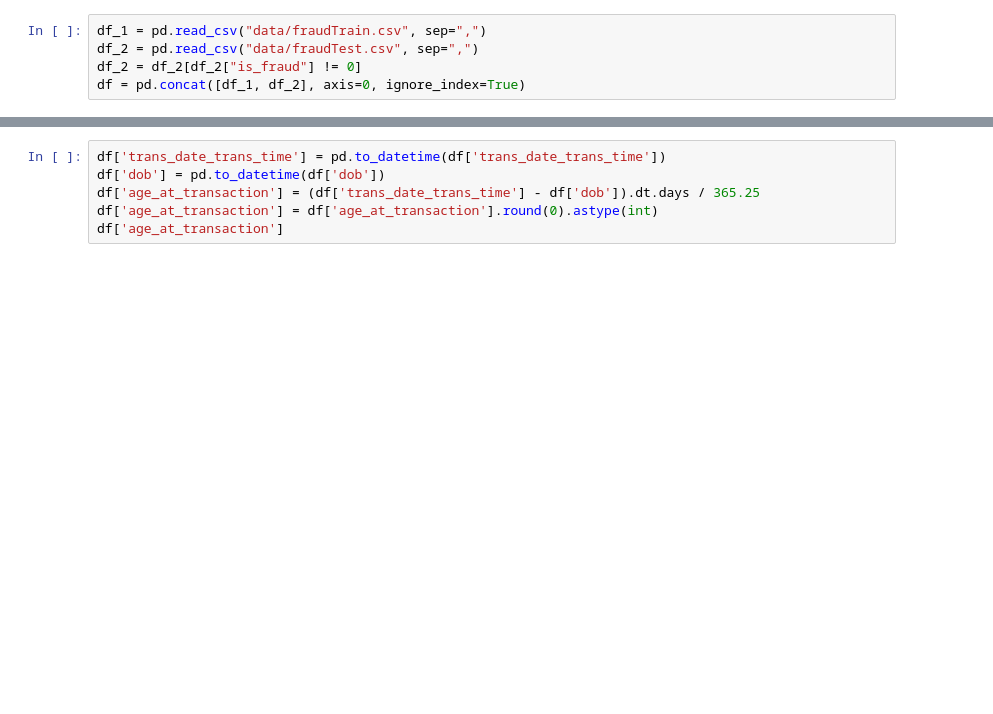
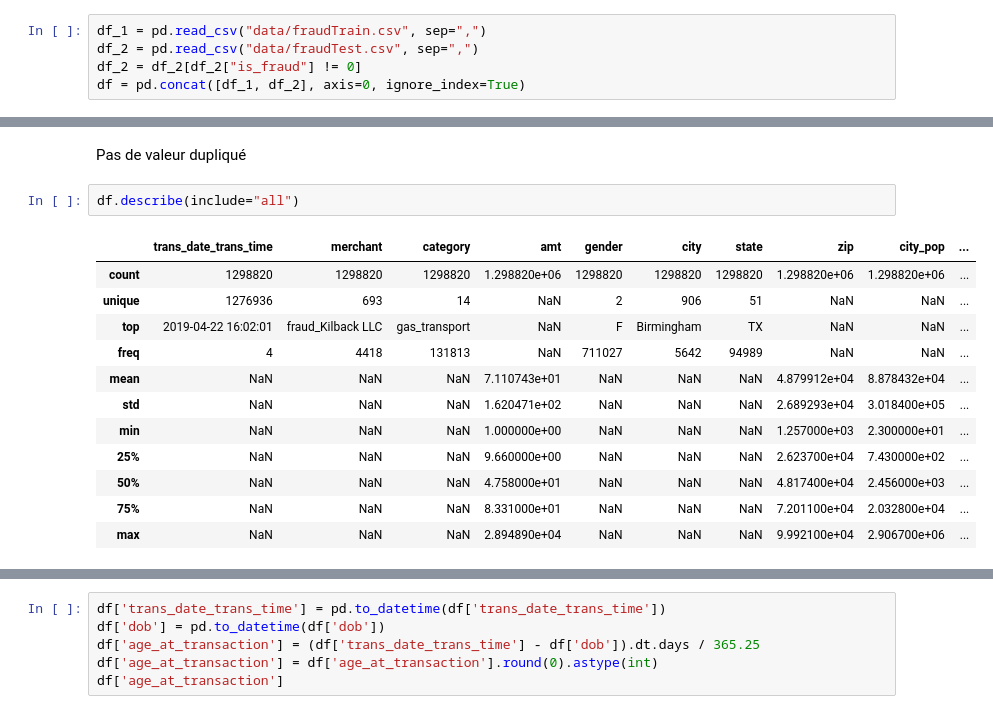
Before and after one commit to S13v3n-2/projet-detection-fraude, a Jupyter notebook: Model_non_superviser.ipynb, the cells around one changed output, grey strips where cells are left out. Saved outputs shown, nothing was run; the diff lists cells and outputs as text; blank space fills up the shorter version.

```diff
--- a/Model_non_superviser.ipynb
+++ b/Model_non_superviser.ipynb
@@ -24,0 +49,17 @@ df.drop(["unix_time","merch_lat","merch_long","lat","long",'Unnamed: 0','trans_n
+# %% [markdown]
+Pas de valeur dupliqué
+# %%
+df.describe(include="all")
+# %% [output]
+|  | trans_date_trans_time | merchant | category | amt | gender | city | state | zip | city_pop | ... |
+| count | 1298820 | 1298820 | 1298820 | 1.298820e+06 | 1298820 | 1298820 | 1298820 | 1.298820e+06 | 1.298820e+06 | ... |
+| unique | 1276936 | 693 | 14 | NaN | 2 | 906 | 51 | NaN | NaN | ... |
+| top | 2019-04-22 16:02:01 | fraud_Kilback LLC | gas_transport | NaN | F | Birmingham | TX | NaN | NaN | ... |
+| freq | 4 | 4418 | 131813 | NaN | 711027 | 5642 | 94989 | NaN | NaN | ... |
+| mean | NaN | NaN | NaN | 7.110743e+01 | NaN | NaN | NaN | 4.879912e+04 | 8.878432e+04 | ... |
+| std | NaN | NaN | NaN | 1.620471e+02 | NaN | NaN | NaN | 2.689293e+04 | 3.018400e+05 | ... |
+| min | NaN | NaN | NaN | 1.000000e+00 | NaN | NaN | NaN | 1.257000e+03 | 2.300000e+01 | ... |
+| 25% | NaN | NaN | NaN | 9.660000e+00 | NaN | NaN | NaN | 2.623700e+04 | 7.430000e+02 | ... |
+| 50% | NaN | NaN | NaN | 4.758000e+01 | NaN | NaN | NaN | 4.817400e+04 | 2.456000e+03 | ... |
+| 75% | NaN | NaN | NaN | 8.331000e+01 | NaN | NaN | NaN | 7.201100e+04 | 2.032800e+04 | ... |
+| max | NaN | NaN | NaN | 2.894890e+04 | NaN | NaN | NaN | 9.992100e+04 | 2.906700e+06 | ... |
```
Also changed, not shown: parts of 18 cells of this notebook, 4 other files.
